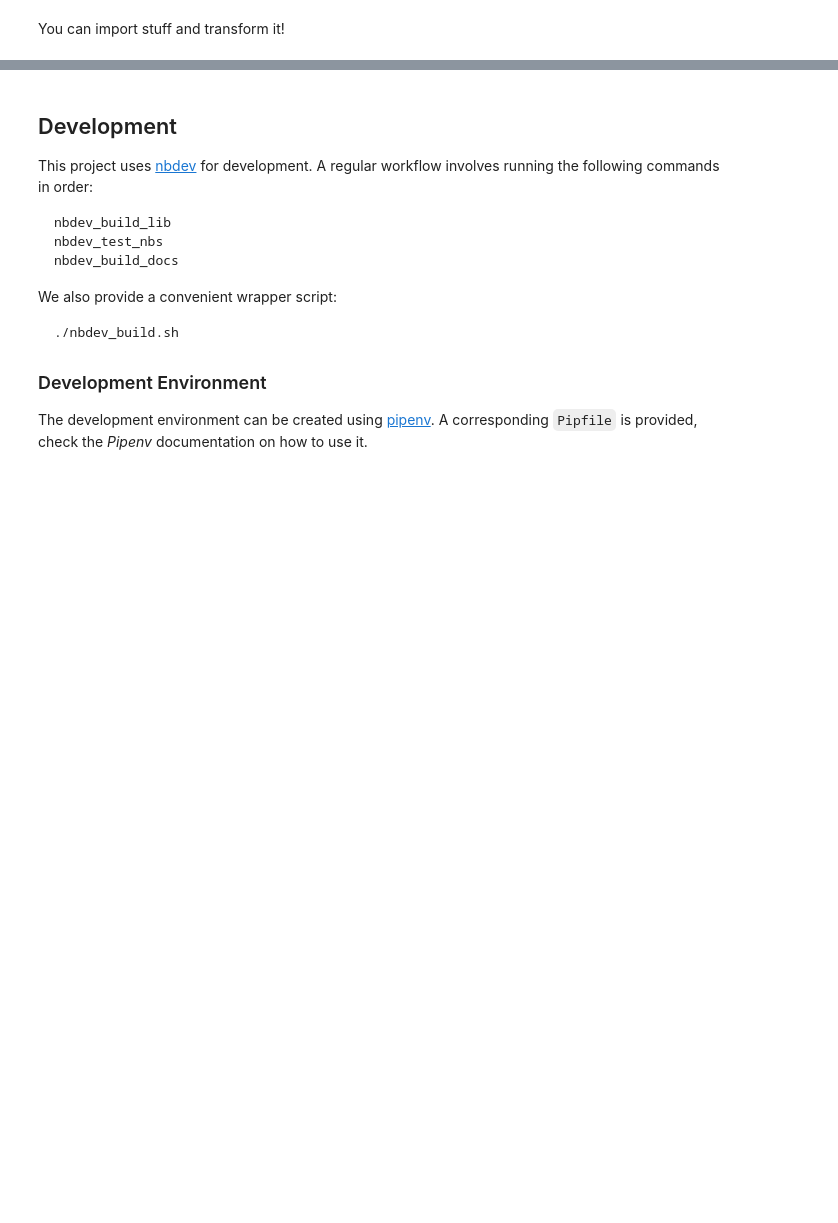
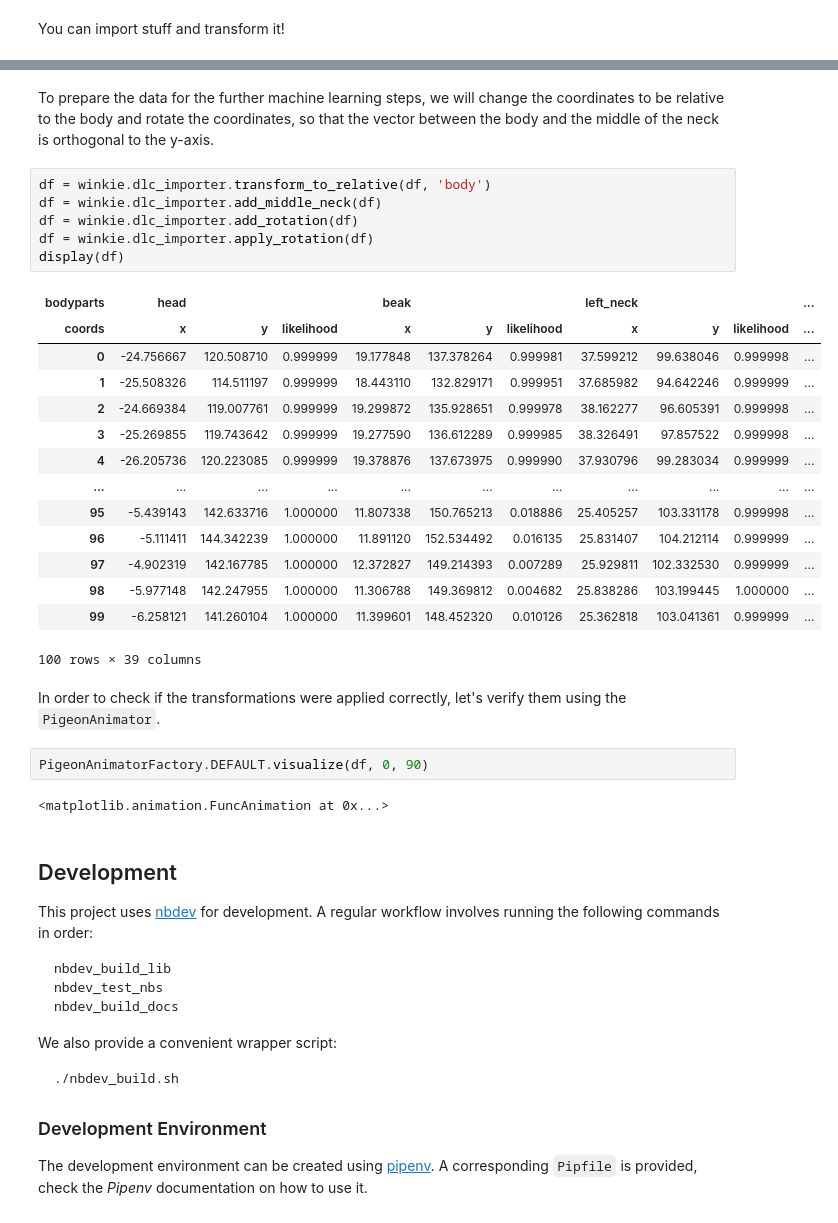
Before and after one commit to kiview/winkie, a Jupyter notebook: index.ipynb, the cells around one changed output, grey strips where cells are left out. Drawn from its saved outputs; the diff is of its cells as text; blank space fills up the shorter version.

```diff
--- a/index.ipynb
+++ b/index.ipynb
@@ -58,3 +42,32 @@ display(df_rel)
+# %% [markdown]
+To prepare the data for the further machine learning steps, we will change the coordinates to be relative to the body and rotate the coordinates, so that the vector between the body and the middle of the neck is orthogonal to the y-axis.
+# %%
+df = winkie.dlc_importer.transform_to_relative(df, 'body')
+df = winkie.dlc_importer.add_middle_neck(df)
+df = winkie.dlc_importer.add_rotation(df)
+df = winkie.dlc_importer.apply_rotation(df)
+display(df)
+# %% [output]
+| bodyparts | head |  |  | beak |  |  | left_neck |  |  | ... |
+| coords | x | y | likelihood | x | y | likelihood | x | y | likelihood | ... |
+| 0 | -24.756667 | 120.508710 | 0.999999 | 19.177848 | 137.378264 | 0.999981 | 37.599212 | 99.638046 | 0.999998 | ... |
+| 1 | -25.508326 | 114.511197 | 0.999999 | 18.443110 | 132.829171 | 0.999951 | 37.685982 | 94.642246 | 0.999999 | ... |
+| 2 | -24.669384 | 119.007761 | 0.999999 | 19.299872 | 135.928651 | 0.999978 | 38.162277 | 96.605391 | 0.999998 | ... |
+| 3 | -25.269855 | 119.743642 | 0.999999 | 19.277590 | 136.612289 | 0.999985 | 38.326491 | 97.857522 | 0.999998 | ... |
+| 4 | -26.205736 | 120.223085 | 0.999999 | 19.378876 | 137.673975 | 0.999990 | 37.930796 | 99.283034 | 0.999999 | ... |
+| ... | ... | ... | ... | ... | ... | ... | ... | ... | ... | ... |
+| 95 | -5.439143 | 142.633716 | 1.000000 | 11.807338 | 150.765213 | 0.018886 | 25.405257 | 103.331178 | 0.999998 | ... |
+| 96 | -5.111411 | 144.342239 | 1.000000 | 11.891120 | 152.534492 | 0.016135 | 25.831407 | 104.212114 | 0.999999 | ... |
+| 97 | -4.902319 | 142.167785 | 1.000000 | 12.372827 | 149.214393 | 0.007289 | 25.929811 | 102.332530 | 0.999999 | ... |
+| 98 | -5.977148 | 142.247955 | 1.000000 | 11.306788 | 149.369812 | 0.004682 | 25.838286 | 103.199445 | 1.000000 | ... |
+| 99 | -6.258121 | 141.260104 | 1.000000 | 11.399601 | 148.452320 | 0.010126 | 25.362818 | 103.041361 | 0.999999 | ... |
+100 rows × 39 columns
+# %% [markdown]
+In order to check if the transformations were applied correctly, let's verify them using the `PigeonAnimator`.
+# %%
+PigeonAnimatorFactory.DEFAULT.visualize(df, 0, 90)
+# %% [output]
+<matplotlib.animation.FuncAnimation at 0x...>
 # %% [markdown]
 ## Development
 
```
Also changed, not shown: parts of 2 cells of this notebook, 12 other files.
